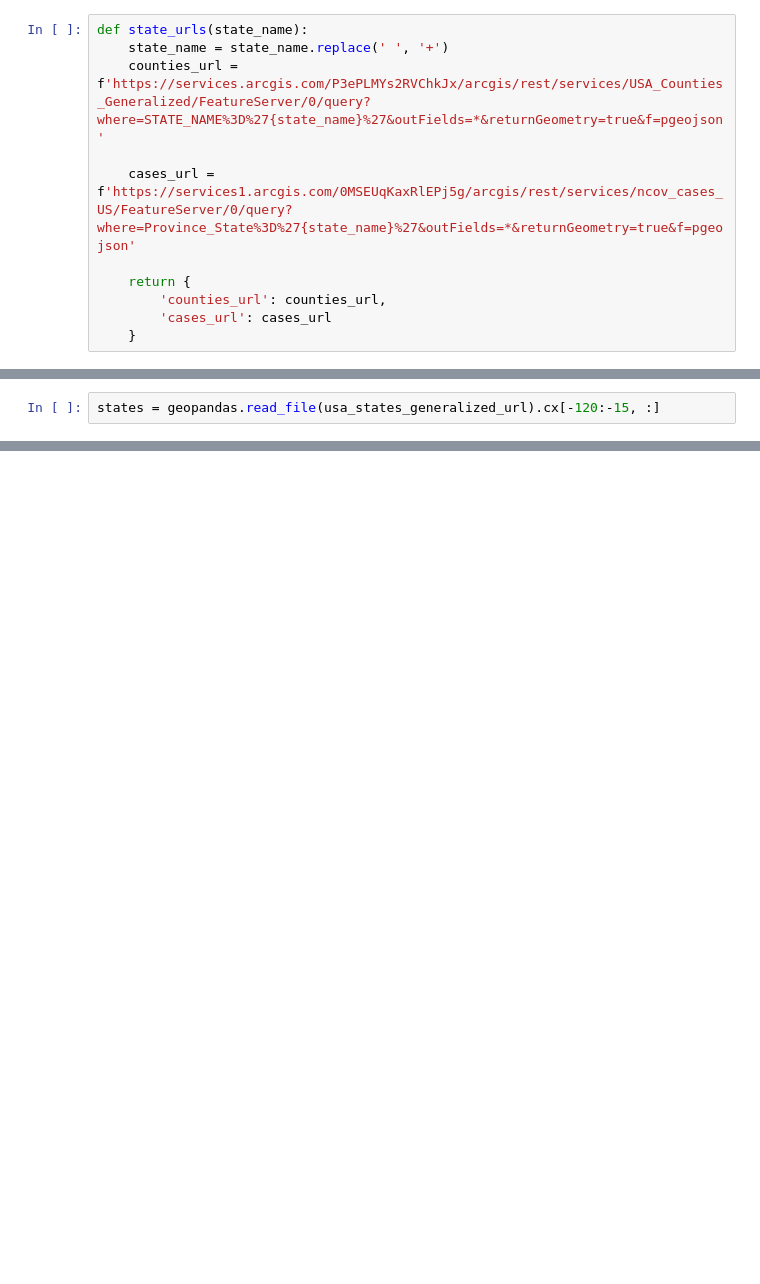
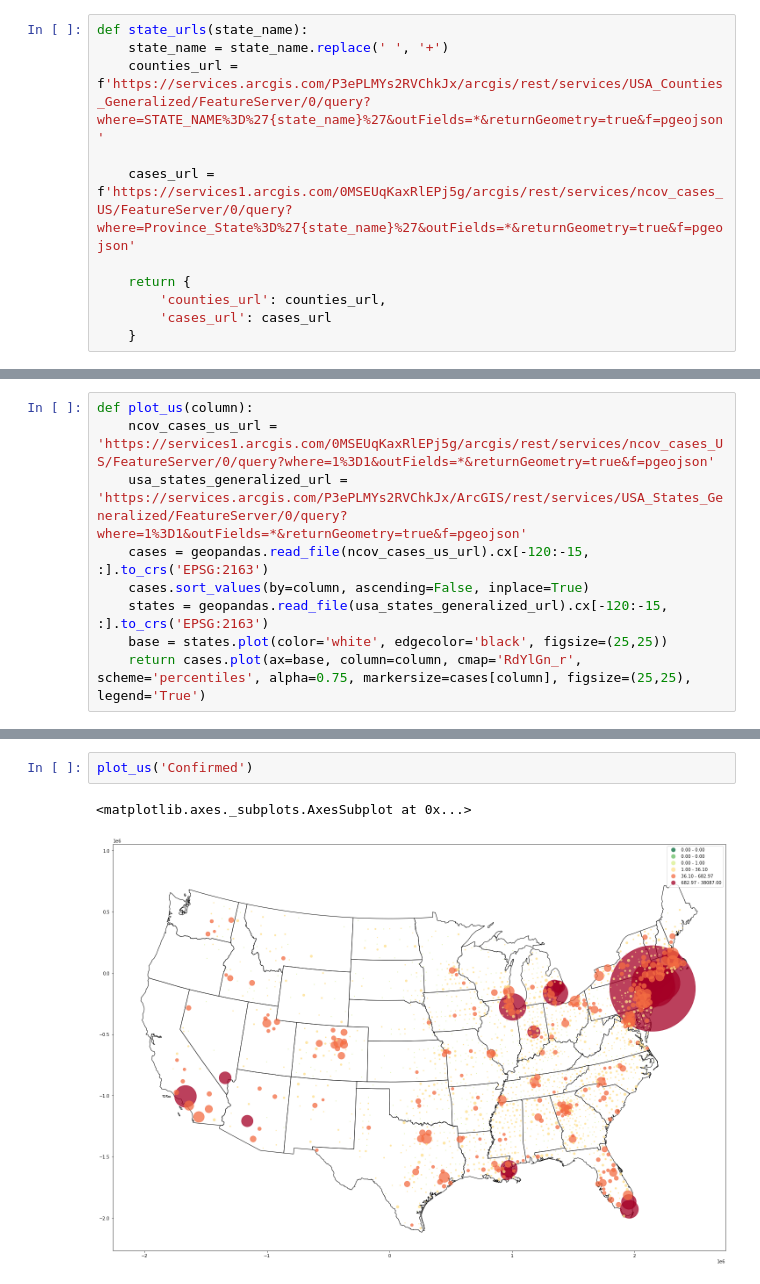
Before and after one commit to sagewall/covid-19, a Jupyter notebook: notebooks/Playground.ipynb, the cells around one changed output, grey strips where cells are left out. Drawn from its saved outputs; the diff is of its cells as text; blank space fills up the shorter version.

```diff
--- a/notebooks/Playground.ipynb
+++ b/notebooks/Playground.ipynb
@@ -35,2 +13,0 @@ us_cases = geopandas.read_file(ncov_cases_us_url).cx[-120:-15, :]
-# %%
-states = geopandas.read_file(usa_states_generalized_url).cx[-120:-15, :]
@@ -51,0 +21,9 @@ ny_county_cases.plot(column='Confirmed', cmap='coolwarm', scheme='percentiles',
+# %%
+def plot_us(column):
+    ncov_cases_us_url = 'https://services1.arcgis.com/0MSEUqKaxRlEPj5g/arcgis/rest/services/ncov_cases_US/FeatureServer/0/query?where=1%3D1&outFields=*&returnGeometry=true&f=pgeojson'
+    usa_states_generalized_url = 'https://services.arcgis.com/P3ePLMYs2RVChkJx/ArcGIS/rest/services/USA_States_Generalized/FeatureServer/0/query?where=1%3D1&outFields=*&returnGeometry=true&f=pgeojson'
+    cases = geopandas.read_file(ncov_cases_us_url).cx[-120:-15, :].to_crs('EPSG:2163')
+    cases.sort_values(by=column, ascending=False, inplace=True)
+    states = geopandas.read_file(usa_states_generalized_url).cx[-120:-15, :].to_crs('EPSG:2163')
+    base = states.plot(color='white', edgecolor='black', figsize=(25,25))
+    return cases.plot(ax=base, column=column, cmap='RdYlGn_r', scheme='percentiles', alpha=0.75, markersize=cases[column], figsize=(25,25), legend='True')
@@ -51,0 +35,5 @@ ny_county_cases.plot(column='Confirmed', cmap='coolwarm', scheme='percentiles',
+# %%
+plot_us('Confirmed')
+# %% [output]
+<matplotlib.axes._subplots.AxesSubplot at 0x...>
+[figure, added]
```
Also changed, not shown: parts of 12 cells of this notebook.
